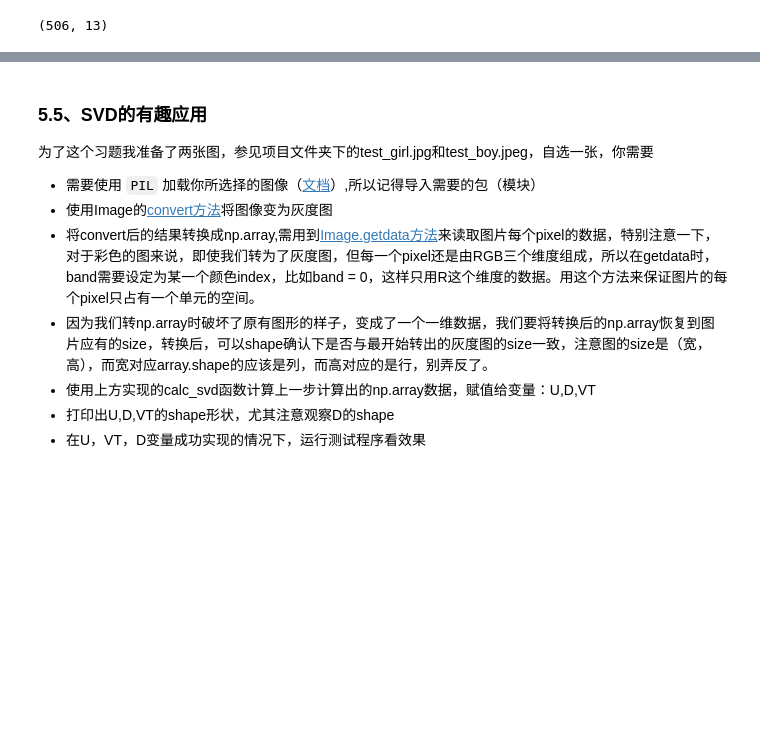
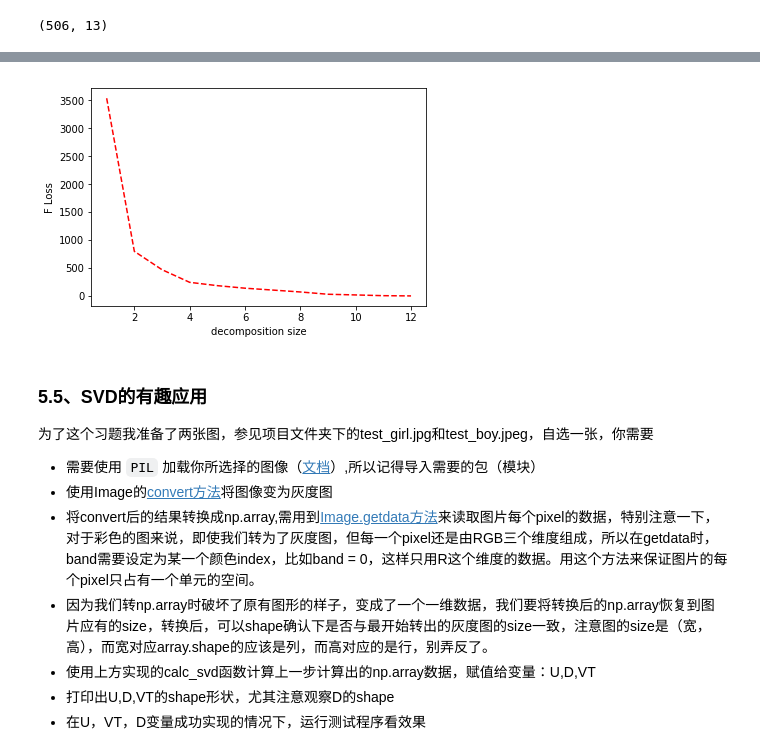
Before and after one commit to bliky/P3, a Jupyter notebook: p3_Linear_Algebra.ipynb, the cells around one changed output, grey strips where cells are left out. Saved outputs shown, nothing was run; the diff lists cells and outputs as text; code cells hidden in the pictures; blank space fills up the shorter version.

```diff
--- a/p3_Linear_Algebra.ipynb
+++ b/p3_Linear_Algebra.ipynb
@@ -749,7 +735,8 @@ FAILED (errors=1)
 
 """
 def calc_svd_reconsitution(A, topk = 2):
-    pass
+    u,d,vt = calc_svd(A)
+    return np.dot(np.dot(u[:, :topk], np.diag(d[:topk])), vt[:topk, :])
 # %%
 %run -i -e test.py LinearRegressionTestCase.test_calc_svd_reconsitution
 # %% [output]
@@ -790,7 +769,8 @@ for topk in range(1,13):
     # 5.4 TODO
     ### 1.计算相应的SVD topk降维后的重构矩阵，需实现calc_svd_reconsitution
     ### 2.计算对应的F范数损失，并存储loss放入loss_hist列表中
-
+    AK = calc_svd_reconsitution(A, topk)
+    loss_hist.append(calc_Frobenius_Norm(A - AK))
 
 ### 画出F损失随着降维大小的变化图
 ### x坐标为对应的降维大小，y坐标为对应的F损失
@@ -802,3 +782,4 @@ IndentationError: expected an indented block (<ipython-input-22-736680c8eb8f>, l
+[figure, added]
 # %% [markdown]
 ### 5.5、SVD的有趣应用
 为了这个习题我准备了两张图，参见项目文件夹下的test_girl.jpg和test_boy.jpeg，自选一张，你需要
```
Also changed, not shown: parts of 10 cells of this notebook, 2 other files.
